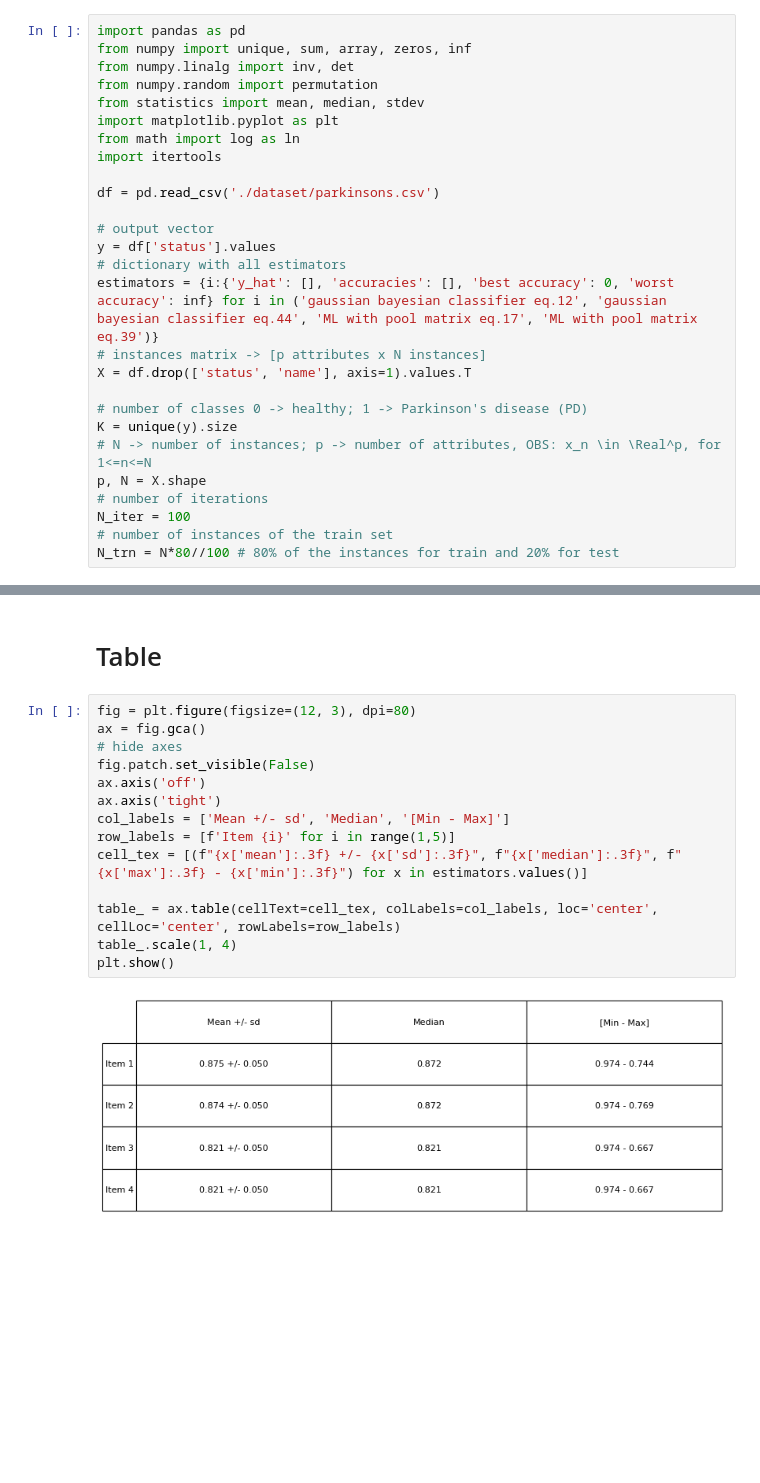
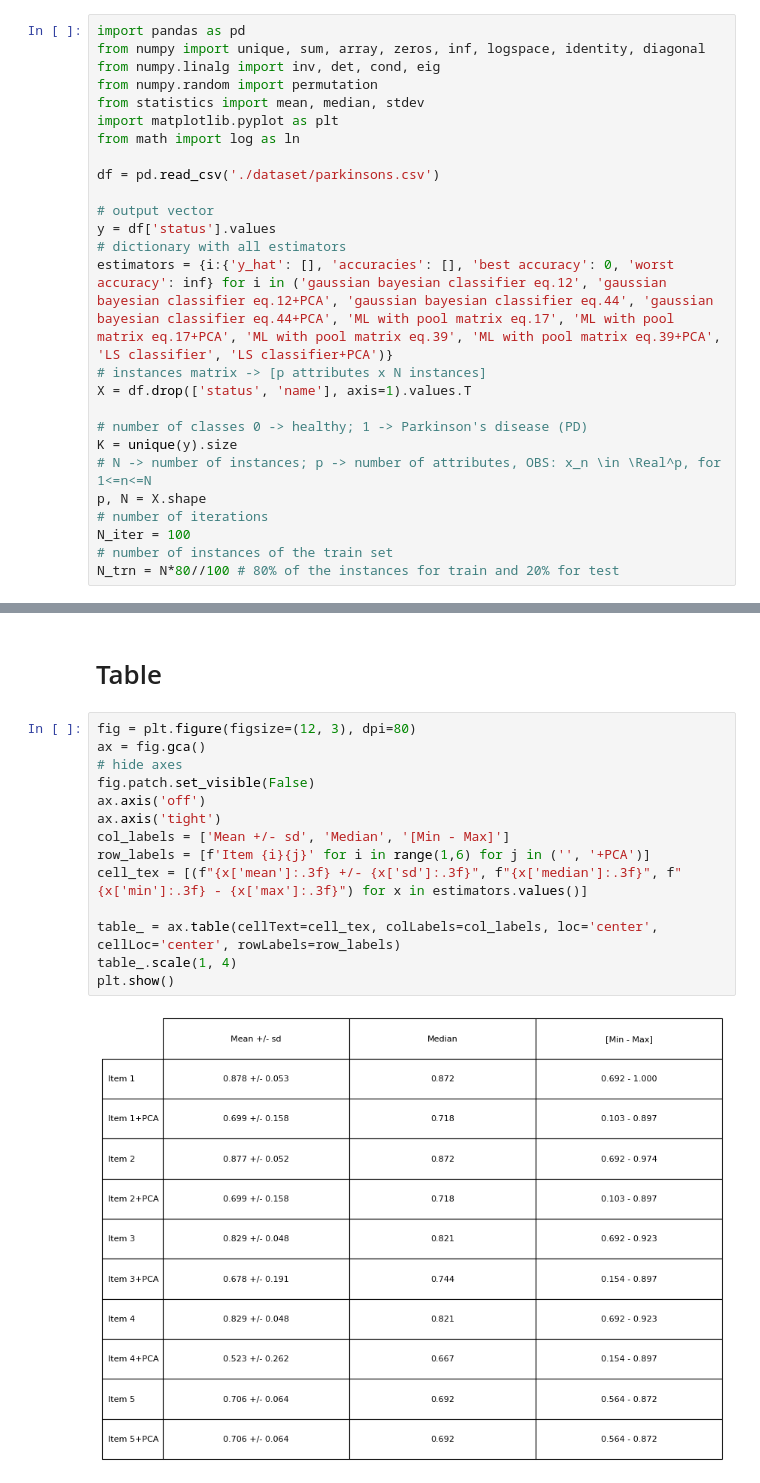
Before and after one commit to tapyu/to-rm-courses, a Jupyter notebook: reconhecimento_de_padrões/TC2/TC2.ipynb, the cells around one changed output, grey strips where cells are left out. Drawn from its saved outputs; the diff is of its cells as text; blank space fills up the shorter version.

```diff
--- a/reconhecimento_de_padrões/TC2/TC2.ipynb
+++ b/reconhecimento_de_padrões/TC2/TC2.ipynb
@@ -1,19 +1,18 @@
 # %%
 import pandas as pd
-from numpy import unique, sum, array, zeros, inf
-from numpy.linalg import inv, det
+from numpy import unique, sum, array, zeros, inf, logspace, identity, diagonal
+from numpy.linalg import inv, det, cond, eig
 from numpy.random import permutation
 from statistics import mean, median, stdev
 import matplotlib.pyplot as plt
 from math import log as ln
-import itertools
 
 df = pd.read_csv('./dataset/parkinsons.csv')
 
 # output vector
 y = df['status'].values
 # dictionary with all estimators
-estimators = {i:{'y_hat': [], 'accuracies': [], 'best accuracy': 0, 'worst accuracy': inf} for i in ('gaussian bayesian classifier eq.12', 'gaussian bayesian classifier eq.44', 'ML with pool matrix eq.17', 'ML with pool matrix eq.39')}
+estimators = {i:{'y_hat': [], 'accuracies': [], 'best accuracy': 0, 'worst accuracy': inf} for i in ('gaussian bayesian classifier eq.12', 'gaussian bayesian classifier eq.12+PCA', 'gaussian bayesian classifier eq.44', 'gaussian bayesian classifier eq.44+PCA', 'ML with pool matrix eq.17', 'ML with pool matrix eq.17+PCA', 'ML with pool matrix eq.39', 'ML with pool matrix eq.39+PCA', 'LS classifier', 'LS classifier+PCA')}
 # instances matrix -> [p attributes x N instances]
 X = df.drop(['status', 'name'], axis=1).values.T
 
@@ -190,16 +252,16 @@ for estimator in estimators.keys():
 # %%
 fig = plt.figure(figsize=(12, 3), dpi=80)
 ax = fig.gca()
 # hide axes
 fig.patch.set_visible(False)
 ax.axis('off')
 ax.axis('tight')
 col_labels = ['Mean +/- sd', 'Median', '[Min - Max]']
-row_labels = [f'Item {i}' for i in range(1,5)]
-cell_tex = [(f"{x['mean']:.3f} +/- {x['sd']:.3f}", f"{x['median']:.3f}", f"{x['max']:.3f} - {x['min']:.3f}") for x in estimators.values()]
+row_labels = [f'Item {i}{j}' for i in range(1,6) for j in ('', '+PCA')]
+cell_tex = [(f"{x['mean']:.3f} +/- {x['sd']:.3f}", f"{x['median']:.3f}", f"{x['min']:.3f} - {x['max']:.3f}") for x in estimators.values()]
 
 table_ = ax.table(cellText=cell_tex, colLabels=col_labels, loc='center', cellLoc='center', rowLabels=row_labels)
 table_.scale(1, 4)
 plt.show()
 # %% [output]
-[figure, old version]
+[figure, new version]
```
Also changed, not shown: parts of 1 cell of this notebook.
